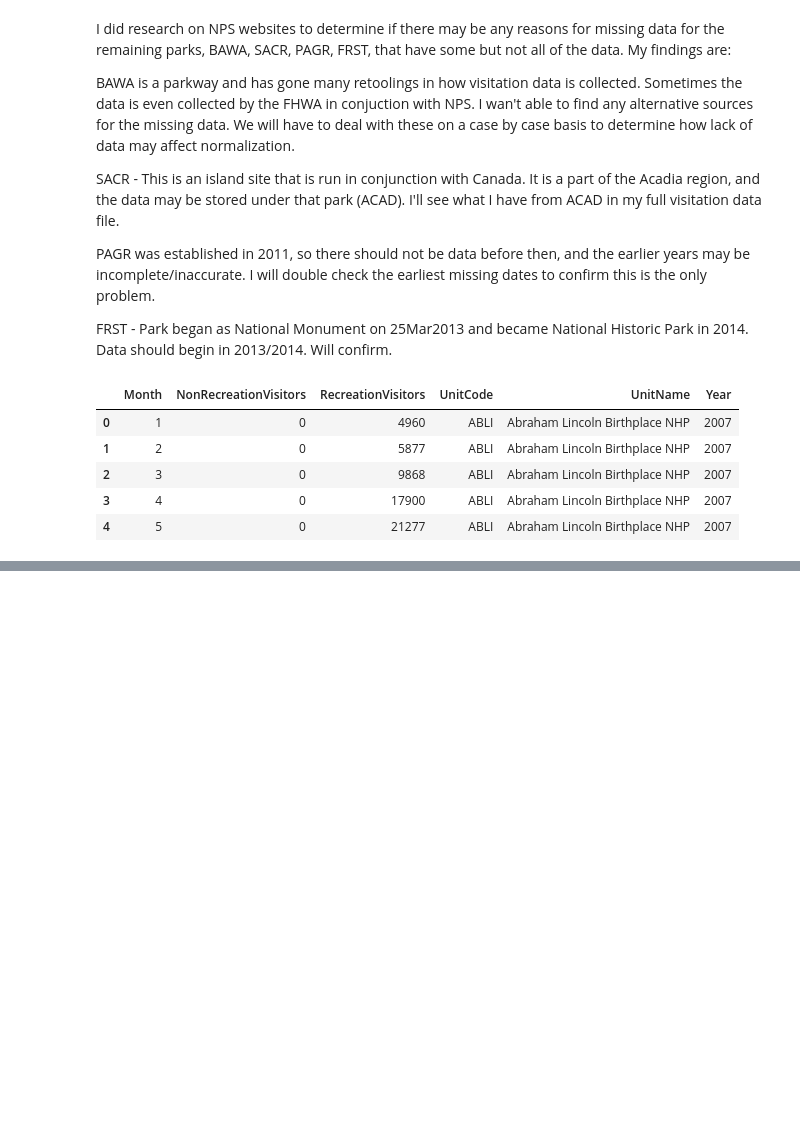
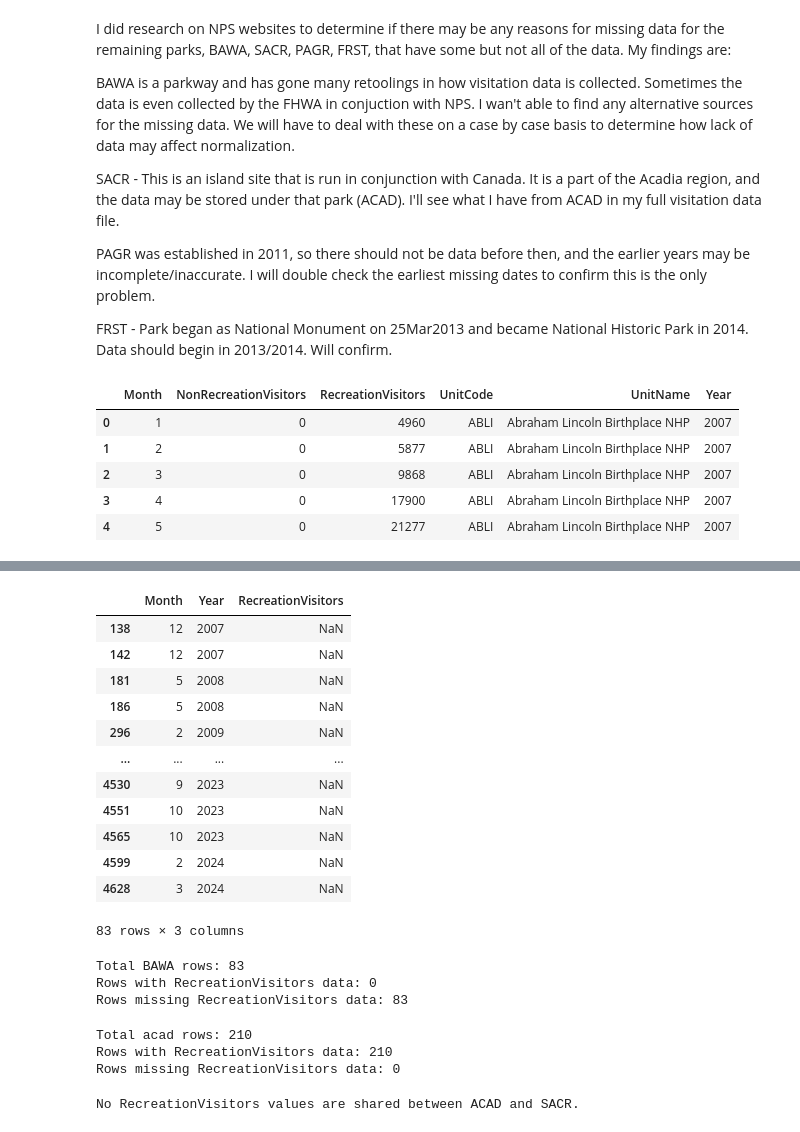
Before and after one commit to jeccalong/NPS_mini_project, a Jupyter notebook: Notebooks/NPS_mini_project.ipynb, the cells around one changed output, grey strips where cells are left out. Drawn from its saved outputs; the diff is of its cells as text; code cells hidden in the pictures; blank space fills up the shorter version.

Commit message:
Continued filling missing values

```diff
--- a/Notebooks/NPS_mini_project.ipynb
+++ b/Notebooks/NPS_mini_project.ipynb
@@ -2074,0 +1362,66 @@ late_bloomers = [SACR]
+# %%
+bawa_rows = df_with_visits[df_with_visits["parkCode"] == "BAWA"]
+
+bawa_rows[["Month", "Year", "RecreationVisitors"]].sort_values(["Year", "Month"])
+# %% [output]
+|  | Month | Year | RecreationVisitors |
+| 138 | 12 | 2007 | NaN |
+| 142 | 12 | 2007 | NaN |
+| 181 | 5 | 2008 | NaN |
+| 186 | 5 | 2008 | NaN |
+| 296 | 2 | 2009 | NaN |
+| ... | ... | ... | ... |
+| 4530 | 9 | 2023 | NaN |
+| 4551 | 10 | 2023 | NaN |
+| 4565 | 10 | 2023 | NaN |
+| 4599 | 2 | 2024 | NaN |
+| 4628 | 3 | 2024 | NaN |
+83 rows × 3 columns
+# %%
+print(f"Total BAWA rows: {total_bawa}")
+print(f"Rows with RecreationVisitors data: {count_with_data}")
+print(f"Rows missing RecreationVisitors data: {total_bawa - count_with_data}")
+# %% [output]
+Total BAWA rows: 83
+Rows with RecreationVisitors data: 0
+Rows missing RecreationVisitors data: 83
+# %%
+# Filter for UnitCode ACAD
+acad_rows = all_visits_df[all_visits_df["UnitCode"].astype(str).str.upper().eq("ACAD")]
+
+# Count rows that have RecreationVisitors data (non-null)
+yesacad = acad_rows["RecreationVisitors"].notna().sum()
+
+# Count rows that are missing RecreationVisitors data (null)
+noacad = acad_rows["RecreationVisitors"].isna().sum()
+
+# Total rows for ACAD
+total = len(acad_rows)
+
+print(f"Total acad rows: {total}")
+print(f"Rows with RecreationVisitors data: {yesacad}")
+print(f"Rows missing RecreationVisitors data: {noacad}")
+# %% [output]
+Total acad rows: 210
+Rows with RecreationVisitors data: 210
+Rows missing RecreationVisitors data: 0
+# %%
+# Filter for ACAD and SACR rows
+acad_sacr = all_visits_df[all_visits_df["UnitCode"].isin(["ACAD", "SACR"])]
+
+# Find which RecreationVisitors values appear in both parks
+shared_values = (
+    acad_sacr.groupby(["RecreationVisitors"])["UnitCode"]
+    .nunique()
+    .reset_index(name="unit_count")
+    .query("unit_count > 1")
+)
+
+# Show which values those are
+if shared_values.empty:
+    print("No RecreationVisitors values are shared between ACAD and SACR.")
+else:
+    print("RecreationVisitors values shared between ACAD and SACR:")
+    display(shared_values)
+# %% [output]
+No RecreationVisitors values are shared between ACAD and SACR.
```
Also changed, not shown: parts of 137 cells of this notebook.
